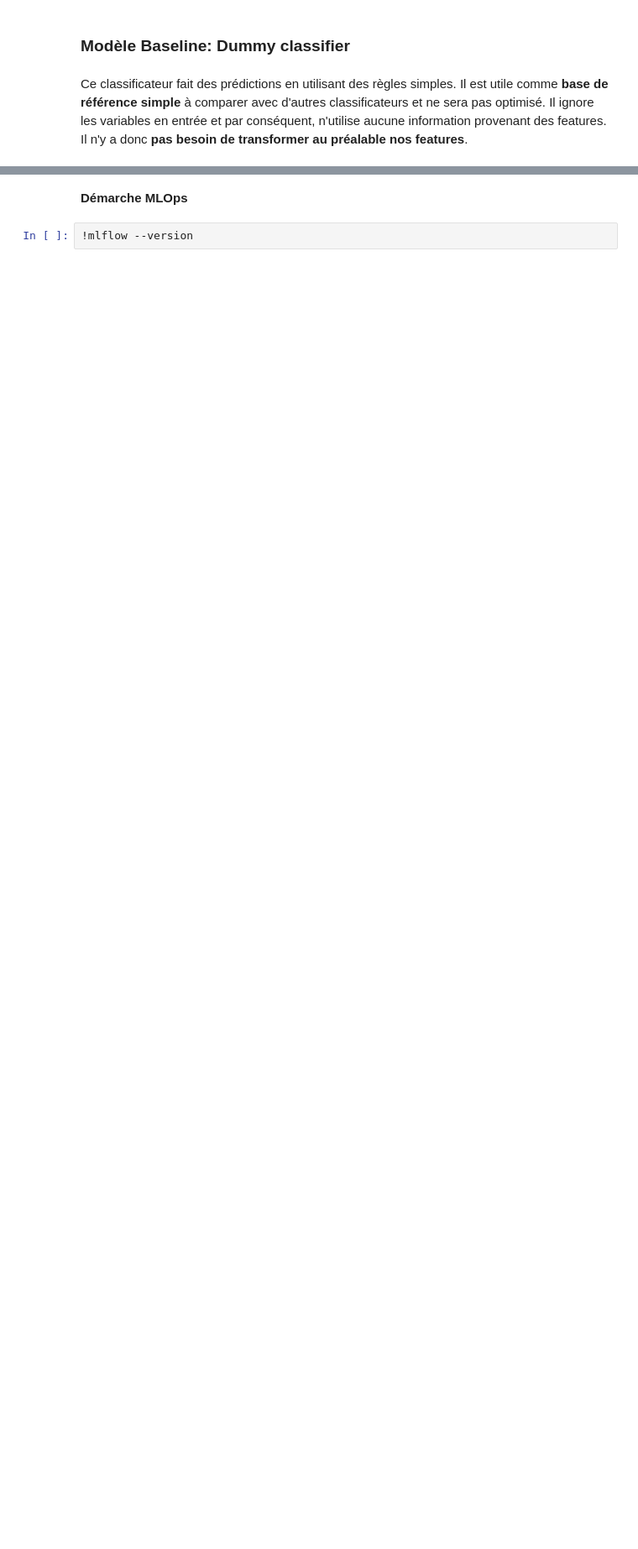
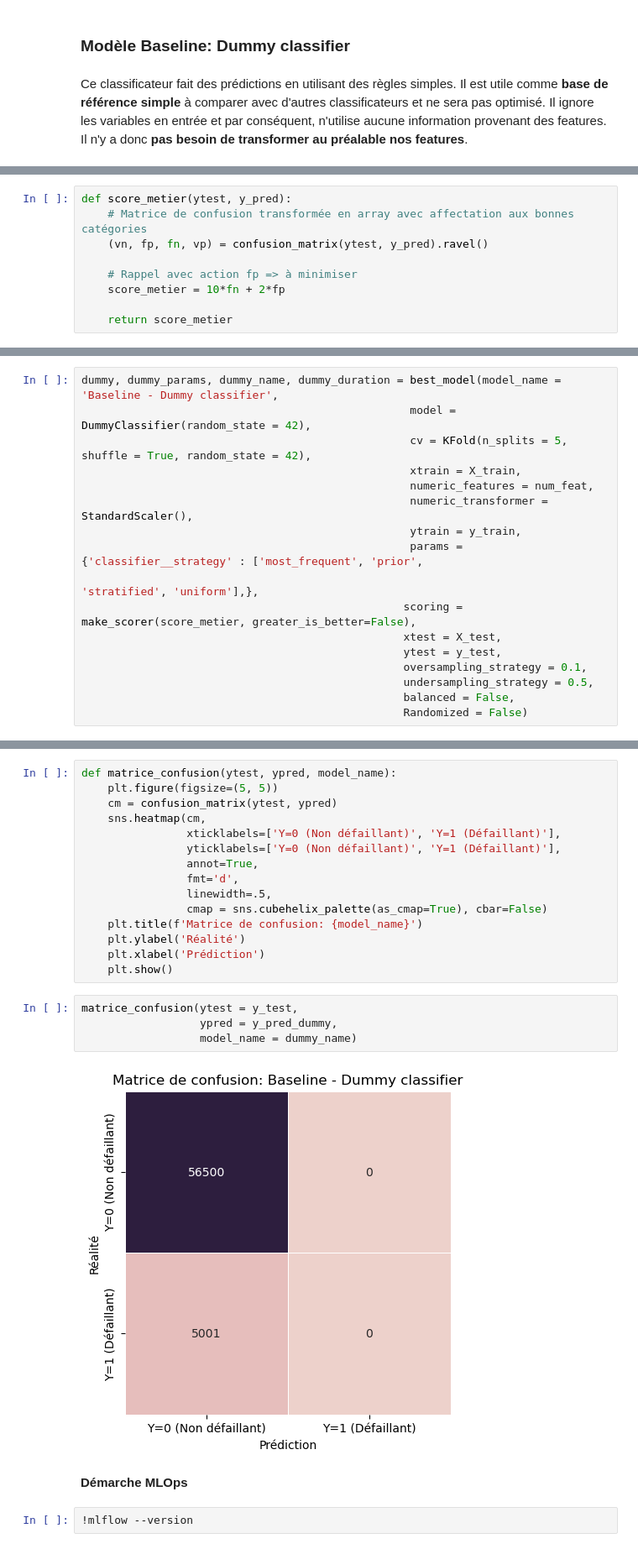
Before and after one commit to Milie-Mimi/OC_DS_Project7_, a Jupyter notebook: GROSCHENE_Emilie_2_model_032023.ipynb, the cells around one changed output, grey strips where cells are left out. Shown at 84% size. Drawn from its saved outputs; the diff is of its cells as text; blank space fills up the shorter version.

```diff
--- a/GROSCHENE_Emilie_2_model_032023.ipynb
+++ b/GROSCHENE_Emilie_2_model_032023.ipynb
@@ -413,0 +798,9 @@ dummy, df_dummy = best_model(model_name = 'Baseline - Dummy classifier',
+# %%
+def score_metier(ytest, y_pred):
+    # Matrice de confusion transformée en array avec affectation aux bonnes catégories
+    (vn, fp, fn, vp) = confusion_matrix(ytest, y_pred).ravel()
+
+    # Rappel avec action fp => à minimiser
+    score_metier = 10*fn + 2*fp
+
+    return score_metier
@@ -413,0 +941,17 @@ dummy, df_dummy = best_model(model_name = 'Baseline - Dummy classifier',
+# %%
+dummy, dummy_params, dummy_name, dummy_duration = best_model(model_name = 'Baseline - Dummy classifier',
+                                                  model = DummyClassifier(random_state = 42),
+                                                  cv = KFold(n_splits = 5, shuffle = True, random_state = 42),
+                                                  xtrain = X_train,
+                                                  numeric_features = num_feat,
+                                                  numeric_transformer = StandardScaler(),
+                                                  ytrain = y_train,
+                                                  params = {'classifier__strategy' : ['most_frequent', 'prior',
+                                                                                      'stratified', 'uniform'],},
+                                                 scoring = make_scorer(score_metier, greater_is_better=False),
+                                                 xtest = X_test,
+                                                 ytest = y_test,
+                                                 oversampling_strategy = 0.1,
+                                                 undersampling_strategy = 0.5,
+                                                 balanced = False,
+                                                 Randomized = False)
@@ -414,3 +996,24 @@ dummy, df_dummy = best_model(model_name = 'Baseline - Dummy classifier',
+# %%
+def matrice_confusion(ytest, ypred, model_name):
+    plt.figure(figsize=(5, 5))
+    cm = confusion_matrix(ytest, ypred)
+    sns.heatmap(cm,
+                xticklabels=['Y=0 (Non défaillant)', 'Y=1 (Défaillant)'],
+                yticklabels=['Y=0 (Non défaillant)', 'Y=1 (Défaillant)'],
+                annot=True,
+                fmt='d',
+                linewidth=.5,
+                cmap = sns.cubehelix_palette(as_cmap=True), cbar=False)
+    plt.title(f'Matrice de confusion: {model_name}')
+    plt.ylabel('Réalité')
+    plt.xlabel('Prédiction')
+    plt.show()
+# %%
+matrice_confusion(ytest = y_test,
+                  ypred = y_pred_dummy,
+                  model_name = dummy_name)
+# %% [output]
+[figure, added]
 # %% [markdown]
 **Démarche MLOps**
 # %%
```
Also changed, not shown: parts of 138 cells of this notebook.
